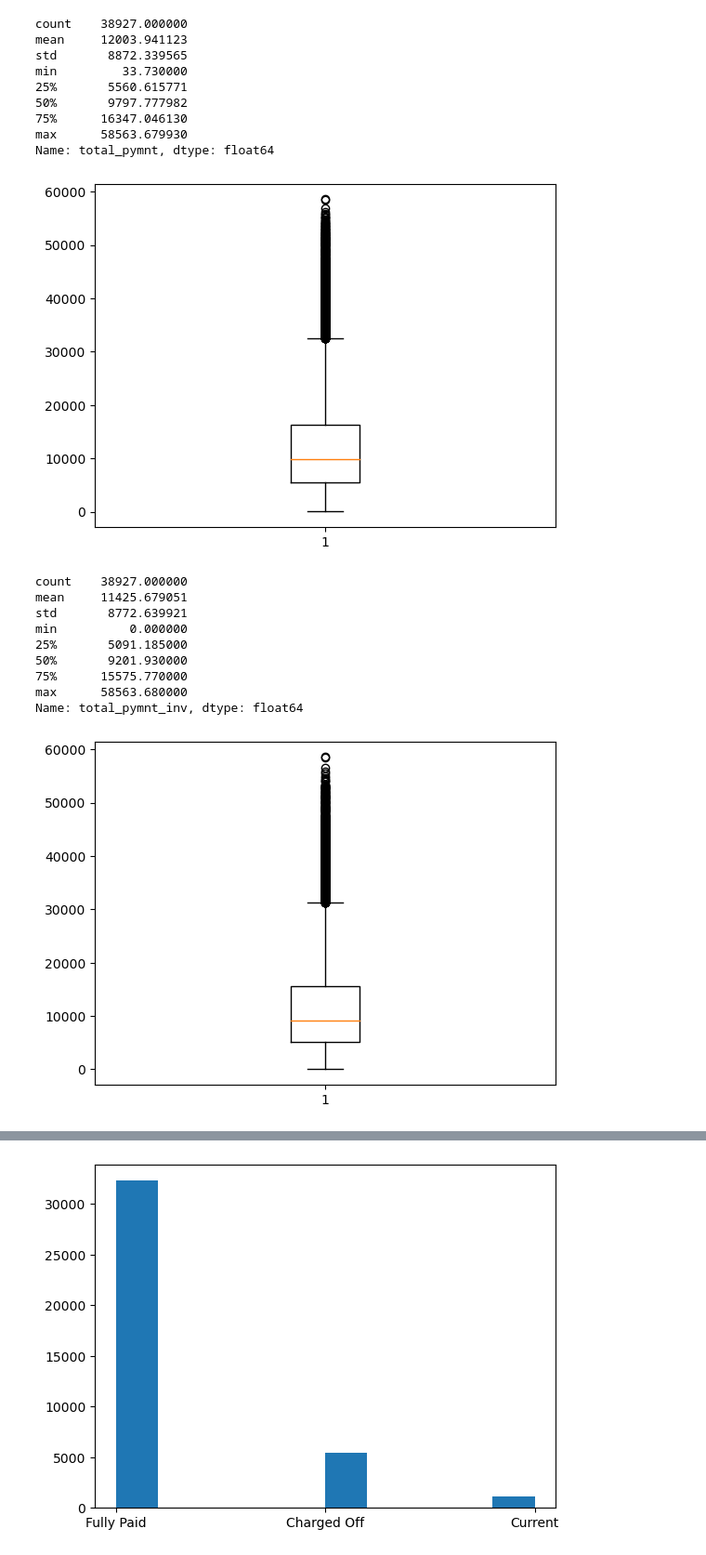
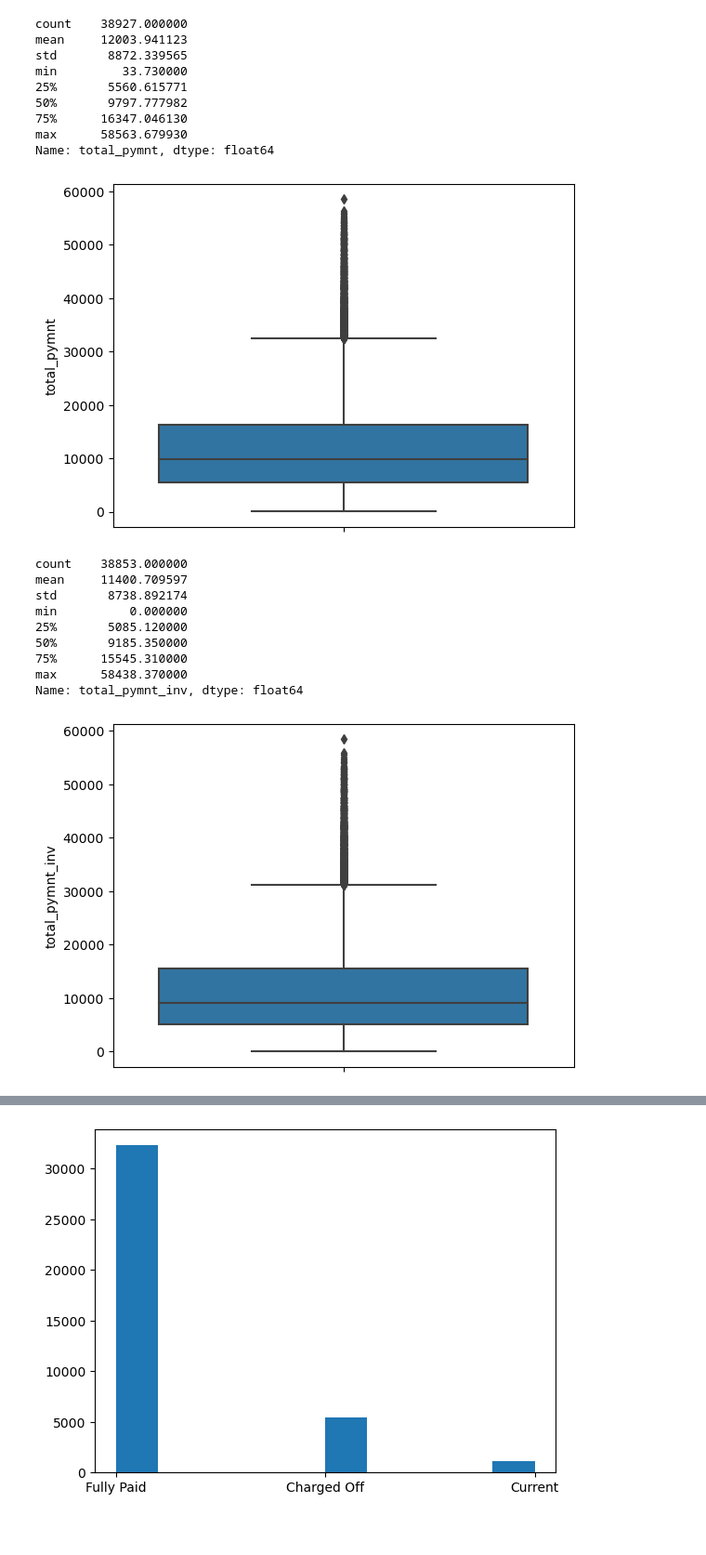
Before and after one commit to MT2012039/Lending_Club_Case_Study, a Jupyter notebook: Lending_case_study.ipynb, the cells around one changed output, grey strips where cells are left out. Shown at 93% size. Saved outputs shown, nothing was run; the diff lists cells and outputs as text; code cells hidden in the pictures; blank space fills up the shorter version.

```diff
--- a/Lending_case_study.ipynb
+++ b/Lending_case_study.ipynb
@@ -280,5 +282,7 @@ member_id                  39635
 id                         39635
 dtype: int64
 # %%
-df['term'].value_counts()
+#df['term'].value_counts()
+df['term'] = df['term'].apply(lambda x: x[:3])
+df['term']
 # %% [output]
@@ -416,30 +428,30 @@ max      58563.679930
 Name: total_pymnt, dtype: float64
 # %%
 
-plt.boxplot(df['total_pymnt'])
+sns.boxplot(df, y='total_pymnt')
 plt.show()
 # %% [output]
-[figure, old version]
+[figure, new version]
 # %%
 ##Analysing installment
 df['total_pymnt_inv'].describe()
 # %% [output]
-count    38927.000000
-mean     11425.679051
-std       8772.639921
+count    38853.000000
+mean     11400.709597
+std       8738.892174
 min          0.000000
-25%       5091.185000
-50%       9201.930000
-75%      15575.770000
-max      58563.680000
+25%       5085.120000
+50%       9185.350000
+75%      15545.310000
+max      58438.370000
 Name: total_pymnt_inv, dtype: float64
 # %%
-plt.boxplot(df['total_pymnt_inv'])
+sns.boxplot(df, y = 'total_pymnt_inv')
 plt.show()
 
 #Both total_pymnt and total_pymnt_inv have similar values will use total_pymnt for analysis
 # %% [output]
-[figure, old version]
+[figure, new version]
 # %%
 df['total_pymnt'] = df['total_pymnt'].apply(lambda x : round(x))
 #Rounding off the total payment metric
```
Also changed, not shown: parts of 31 cells of this notebook.
